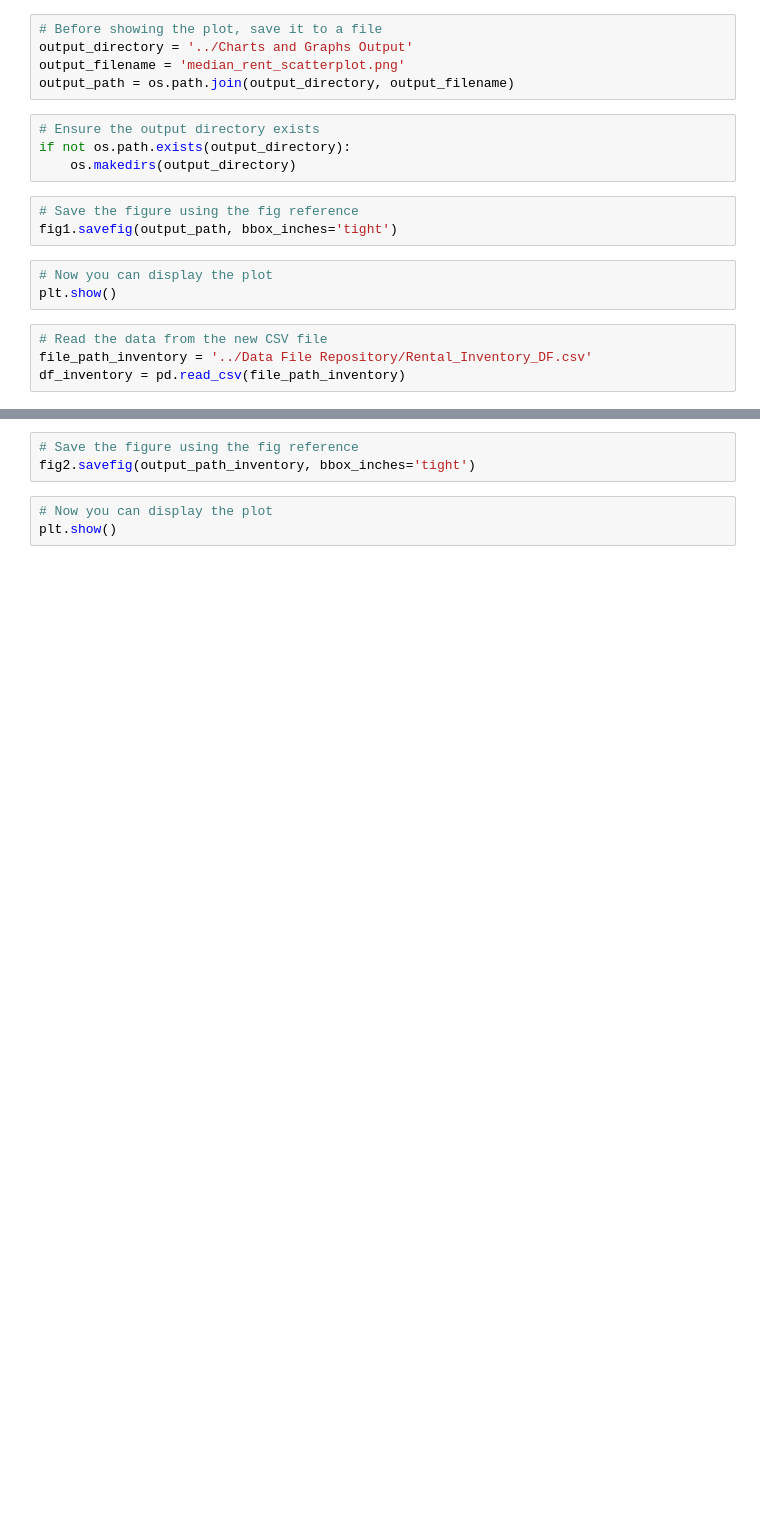
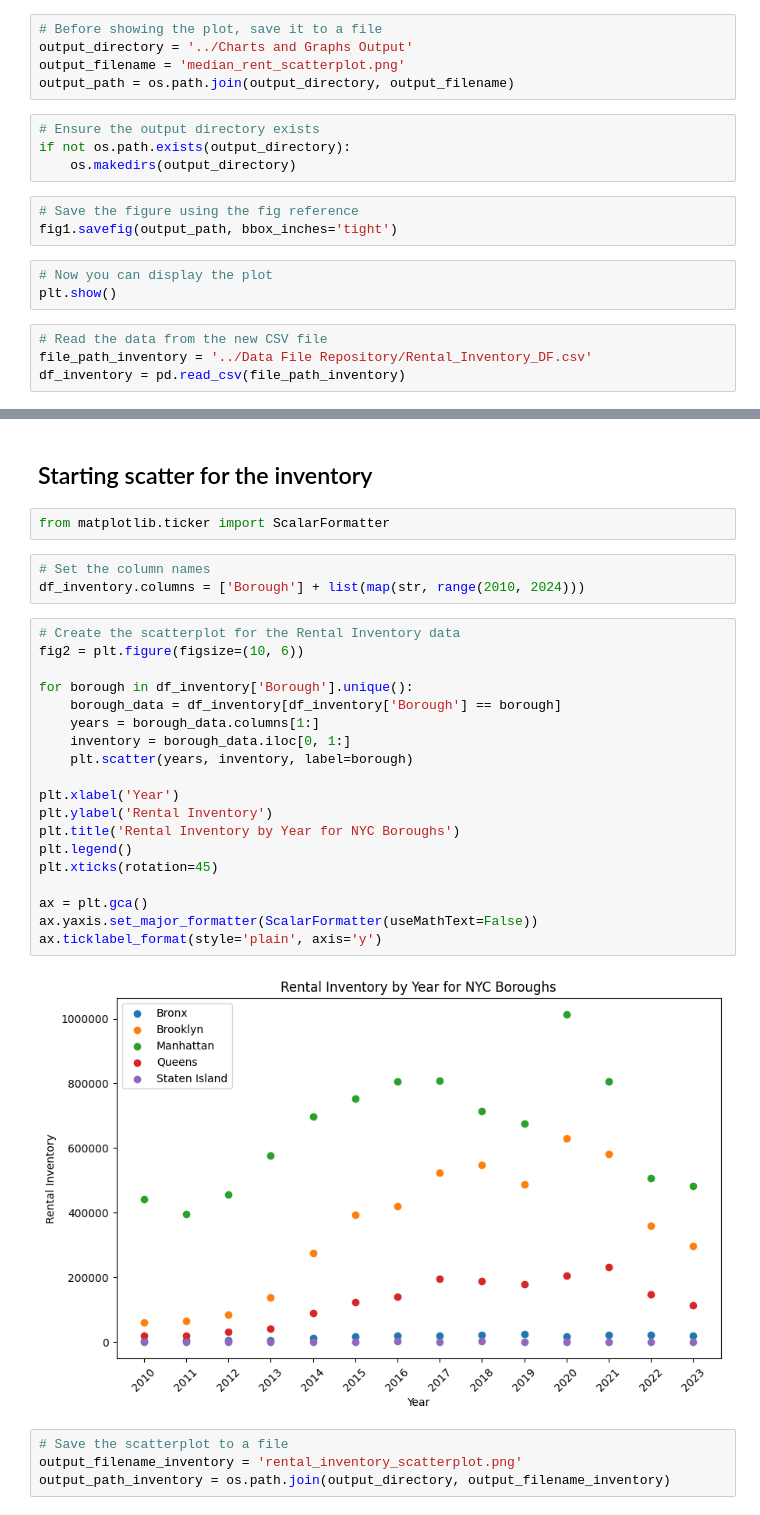
Before and after one commit to mtkrebs87/Project_1, a Jupyter notebook: Code Repository/Lauren builds scatterplots.ipynb, the cells around one changed output, grey strips where cells are left out. Cells and saved outputs as stored; diff of their text form; blank space fills up the shorter version.

```diff
--- a/Code Repository/Lauren builds scatterplots.ipynb
+++ b/Code Repository/Lauren builds scatterplots.ipynb
@@ -106,6 +69,32 @@ output_path_inventory = os.path.join(output_directory, output_filename_inventory
-# %%
-# Save the figure using the fig reference
-fig2.savefig(output_path_inventory, bbox_inches='tight')
-# %%
-# Now you can display the plot
-plt.show()
+# %% [markdown]
+## Starting scatter for the inventory
+# %%
+from matplotlib.ticker import ScalarFormatter
+# %%
+# Set the column names
+df_inventory.columns = ['Borough'] + list(map(str, range(2010, 2024)))
+# %%
+# Create the scatterplot for the Rental Inventory data
+fig2 = plt.figure(figsize=(10, 6))
+
+for borough in df_inventory['Borough'].unique():
+    borough_data = df_inventory[df_inventory['Borough'] == borough]
+    years = borough_data.columns[1:]
+    inventory = borough_data.iloc[0, 1:]
+    plt.scatter(years, inventory, label=borough)
+
+plt.xlabel('Year')
+plt.ylabel('Rental Inventory')
+plt.title('Rental Inventory by Year for NYC Boroughs')
+plt.legend()
+plt.xticks(rotation=45)
+
+ax = plt.gca()
+ax.yaxis.set_major_formatter(ScalarFormatter(useMathText=False))
+ax.ticklabel_format(style='plain', axis='y')
+# %% [output]
+[figure, added]
+# %%
+# Save the scatterplot to a file
+output_filename_inventory = 'rental_inventory_scatterplot.png'
+output_path_inventory = os.path.join(output_directory, output_filename_inventory)
```
Also changed, not shown: parts of 6 cells of this notebook, 1 other file.
